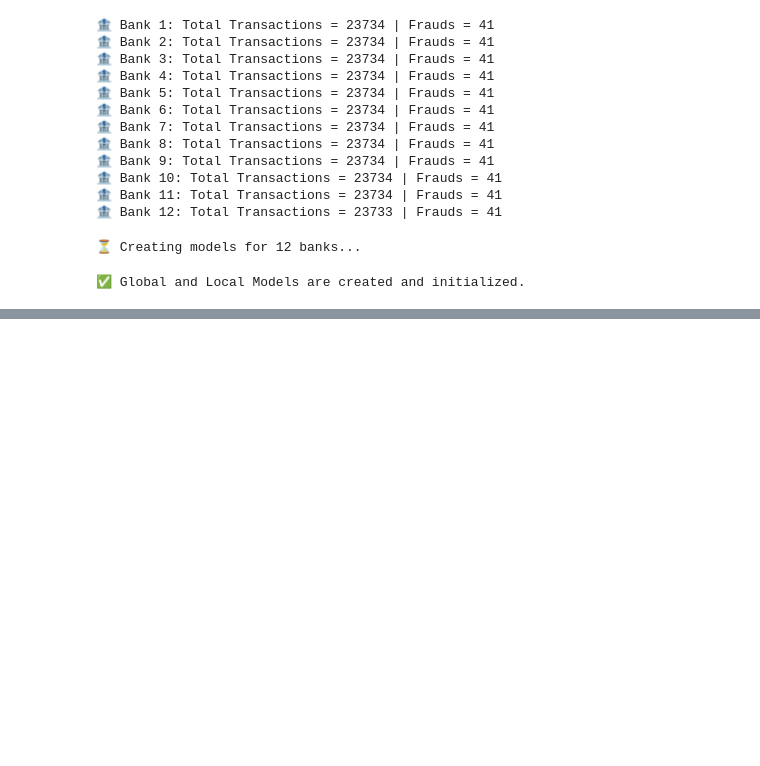
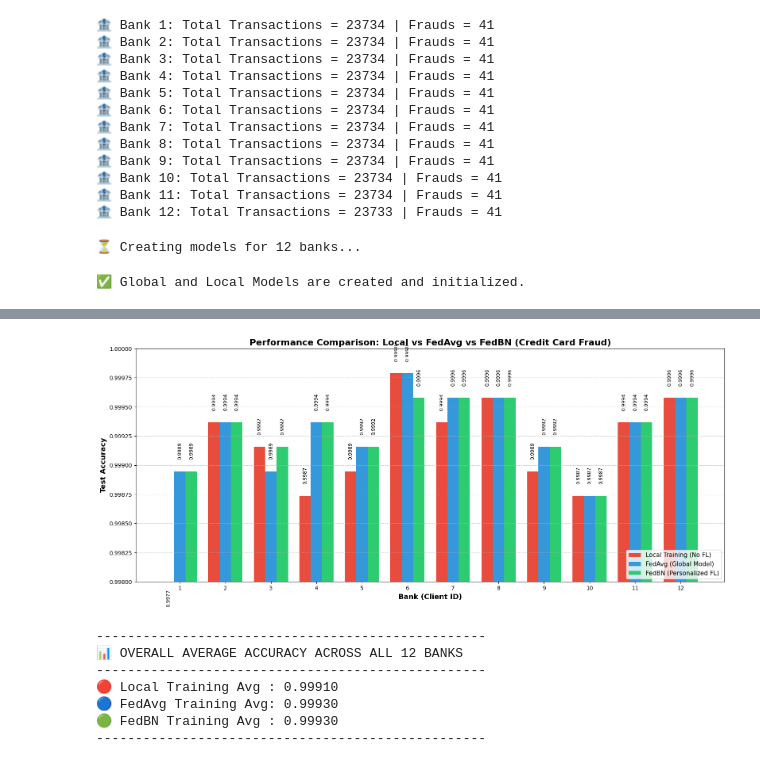
Before and after one commit to ThisumiWijesinghe/Fraud-Detection-with-Federated-Learning, a Jupyter notebook: New_dataset_AI_Project.ipynb, the cells around one changed output, grey strips where cells are left out. Cells and saved outputs as stored; diff of their text form; code cells hidden in the pictures; blank space fills up the shorter version.

```diff
--- a/New_dataset_AI_Project.ipynb
+++ b/New_dataset_AI_Project.ipynb
@@ -390,3 +390,60 @@ print("\n🎯 FedAvg Training Complete!")
 ✅ Round 20 Done. Avg FedAvg Accuracy: 0.9993
 
 🎯 FedAvg Training Complete!
+# %%
+import matplotlib.pyplot as plt
+import numpy as np
+
+# බැංකු අංක (1-12)
+banks = np.arange(1, NUM_CLIENTS + 1)
+width = 0.25  # Bar එකක පළල
+
+plt.figure(figsize=(16, 7))
+
+# 1. Local (Individual) Accuracy Bars
+plt.bar(banks - width, local_final_acc, width, label='Local Training (No FL)', color='#e74c3c')
+
+# 2. FedAvg Accuracy Bars (current_round_accs වල තියෙන්නේ අන්තිම රවුම් එකේ results)
+plt.bar(banks, current_round_accs, width, label='FedAvg (Global Model)', color='#3498db')
+
+# 3. FedBN Accuracy Bars (current_bn_accs වල තියෙන්නේ අන්තිම රවුම් එකේ results)
+plt.bar(banks + width, current_bn_accs, width, label='FedBN (Personalized FL)', color='#2ecc71')
+
+# Graph එකේ විස්තර
+plt.xlabel('Bank (Client ID)', fontsize=13, fontweight='bold')
+plt.ylabel('Test Accuracy', fontsize=13, fontweight='bold')
+plt.title('Performance Comparison: Local vs FedAvg vs FedBN (Credit Card Fraud)', fontsize=16, fontweight='bold')
+plt.xticks(banks)
+
+# Accuracy අගයන් ඉතා ඉහළ (0.999+) නිසා වෙනස පැහැදිලිව පෙන්වීමට y-axis සීමා කිරීම
+plt.ylim(0.9980, 1.0000)
+
+plt.legend(loc='lower right', fontsize=11)
+plt.grid(axis='y', linestyle='--', alpha=0.6)
+
+# එක් එක් Bar එක උඩින් අගය පෙන්වීම (අගයන් පැටලෙන්නේ නැති වෙන්න 90 degrees හැරෙව්වා)
+for i in range(len(banks)):
+    plt.text(banks[i] - width, local_final_acc[i] + 0.0001, f'{local_final_acc[i]:.4f}', ha='center', va='bottom', fontsize=9, rotation=90)
+    plt.text(banks[i], current_round_accs[i] + 0.0001, f'{current_round_accs[i]:.4f}', ha='center', va='bottom', fontsize=9, rotation=90)
+    plt.text(banks[i] + width, current_bn_accs[i] + 0.0001, f'{current_bn_accs[i]:.4f}', ha='center', va='bottom', fontsize=9, rotation=90)
+
+plt.tight_layout()
+plt.show()
+
+# සමස්ත සාමාන්‍ය අගයන් (Overall Averages) Print කරමු
+print("-" * 50)
+print("📊 OVERALL AVERAGE ACCURACY ACROSS ALL 12 BANKS")
+print("-" * 50)
+print(f"🔴 Local Training Avg : {np.mean(local_final_acc):.5f}")
+print(f"🔵 FedAvg Training Avg: {np.mean(current_round_accs):.5f}")
+print(f"🟢 FedBN Training Avg : {np.mean(current_bn_accs):.5f}")
+print("-" * 50)
+# %% [output]
+[figure, added]
+--------------------------------------------------
+📊 OVERALL AVERAGE ACCURACY ACROSS ALL 12 BANKS
+--------------------------------------------------
+🔴 Local Training Avg : 0.99910
+🔵 FedAvg Training Avg: 0.99930
+🟢 FedBN Training Avg : 0.99930
+--------------------------------------------------
```
Also changed, not shown: parts of 4 cells of this notebook.
